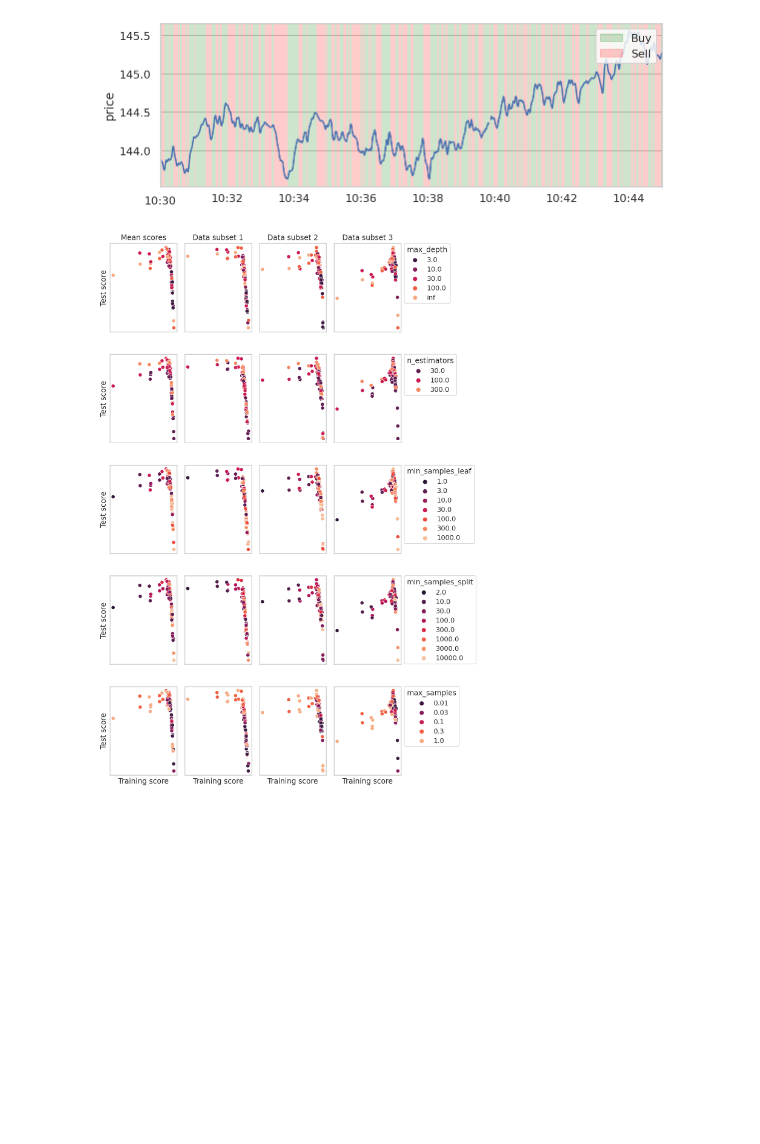
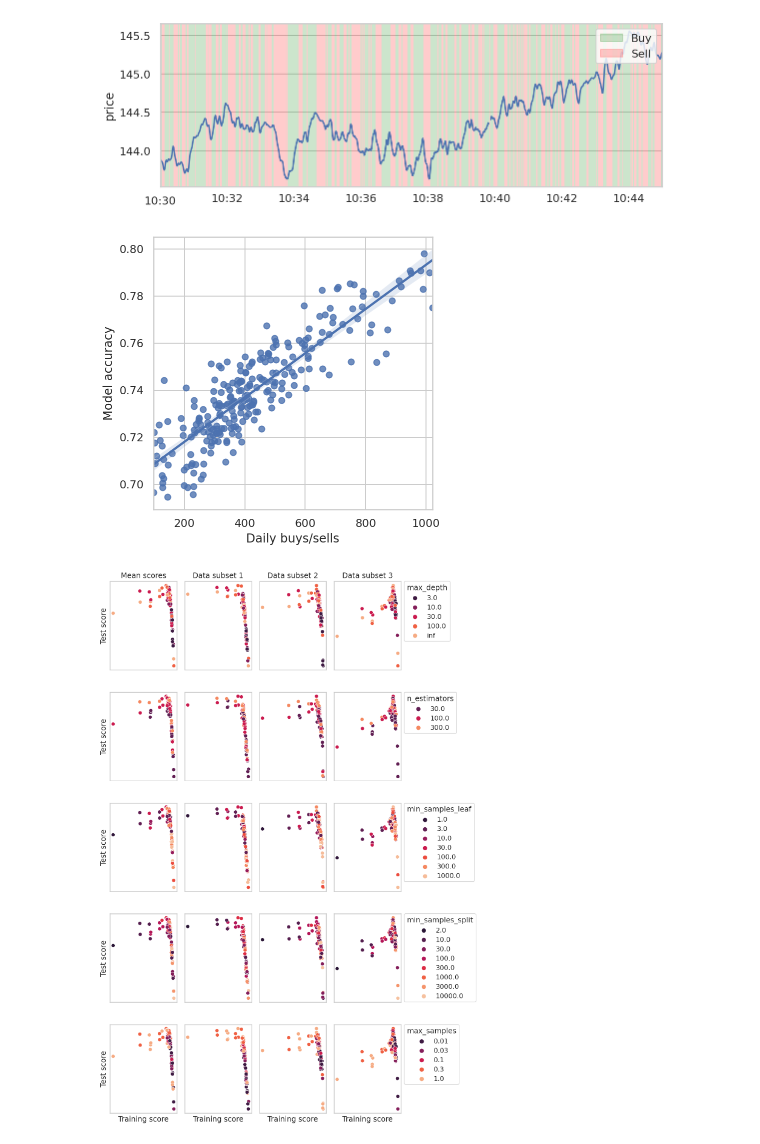
Before and after one commit to dwitvliet/project-stock-trading, a Jupyter notebook: stock_prediction.ipynb, the cells around one changed output. Drawn from its saved outputs; the diff is of its cells as text; code cells hidden in the pictures; blank space fills up the shorter version.

Commit message:
Cleaned up analysis of whole year model run

```diff
--- a/stock_prediction.ipynb
+++ b/stock_prediction.ipynb
@@ -577,0 +491,38 @@ plt.show()
+# %%
+# Best parameters determined by randomized search.
+ticker = 'MSFT'
+calendar_run_save_path = 'models/calendar_run'
+params = {
+    'max_depth': 100,
+    'min_samples_leaf': 30,
+    'min_samples_split': 300,
+    'max_samples': 0.3,
+    'n_estimators': 100,
+}
+
+# Dates for time periods to use as samples.
+test_dates = data.get_open_dates(ticker, '2020-01-01', '2020-12-31')
+training_dates = [
+    (date - datetime.timedelta(days=31),  date - datetime.timedelta(days=1))
+    for date in test_dates
+]
+
+# Fit models.
+model = sklearn.ensemble.RandomForestClassifier(
+    n_jobs=15, random_state=1, criterion='gini', max_features='sqrt',
+    bootstrap=True, **params
+)
+get_Xy_train = lambda i: data.get_features(ticker, *training_dates[i])
+model_tuning.fit_multiple_Xy(model, get_Xy_train, training_dates, calendar_run_save_path)
+
+# Score models.
+metrics_to_score = [
+    ('accuracy', sklearn.metrics.accuracy_score),
+    ('profits', functools.partial(target.profits_metric, ticker=ticker)),
+    ('total_buys', lambda y, _: ((y == 1) & (y.shift() != 1)).sum()),
+]
+get_Xy_test = lambda i: data.get_features(ticker, test_dates[i])
+calendar_run_results = model_tuning.score_models(
+    calendar_run_save_path, '', get_Xy_test, metrics_to_score, changing_Xy=True
+)
+calendar_run_results.index = pd.to_datetime(test_dates)
@@ -628,6 +596,14 @@ Optimal:
 [figure]
 Predicted:
 [figure]
+# %%
+fig, ax = plt.subplots(figsize=(5, 5))
+sns.regplot(x='test_total_buys', y='test_accuracy', data=calendar_run_results)
+ax.set_xlabel('Daily buys/sells')
+ax.set_ylabel('Model accuracy')
+plt.show()
+# %% [output]
+[figure, added]
 # %%
 fig, axes = plt.subplots(5, 4, figsize=(9, 13))
 axes = axes.flatten()
```
Also changed, not shown: parts of 11 cells of this notebook.
